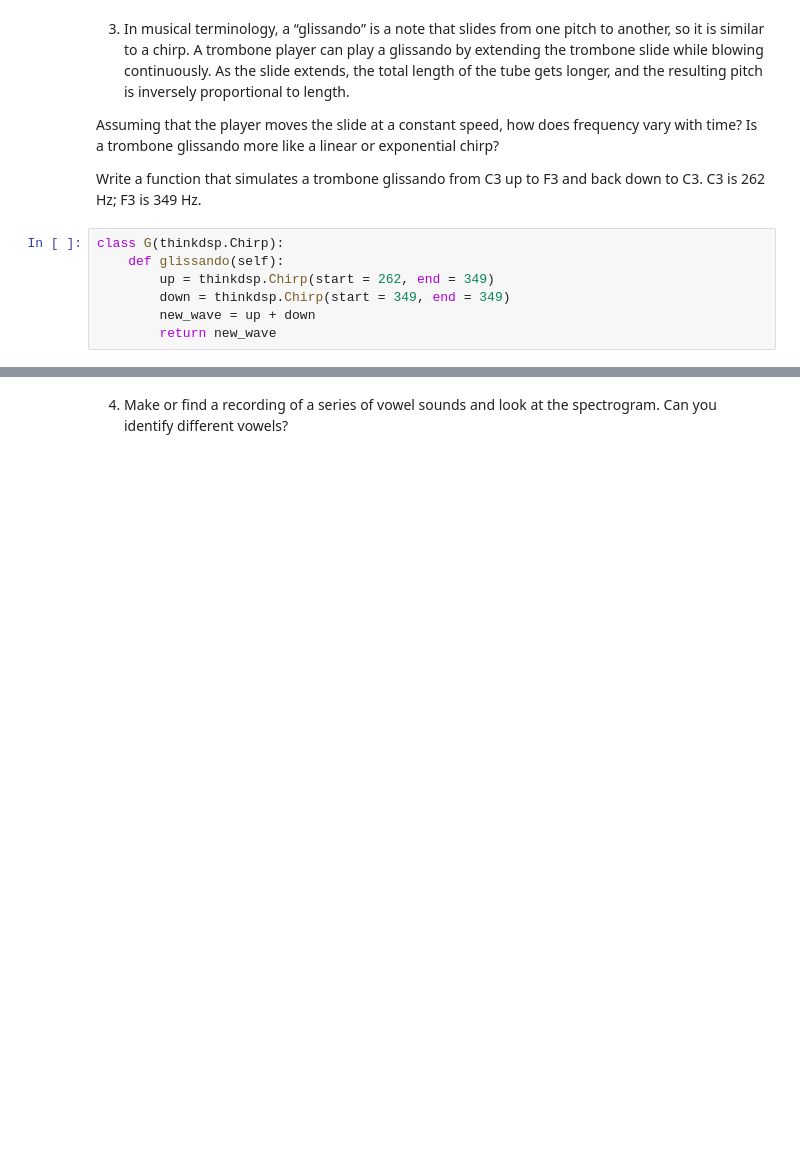
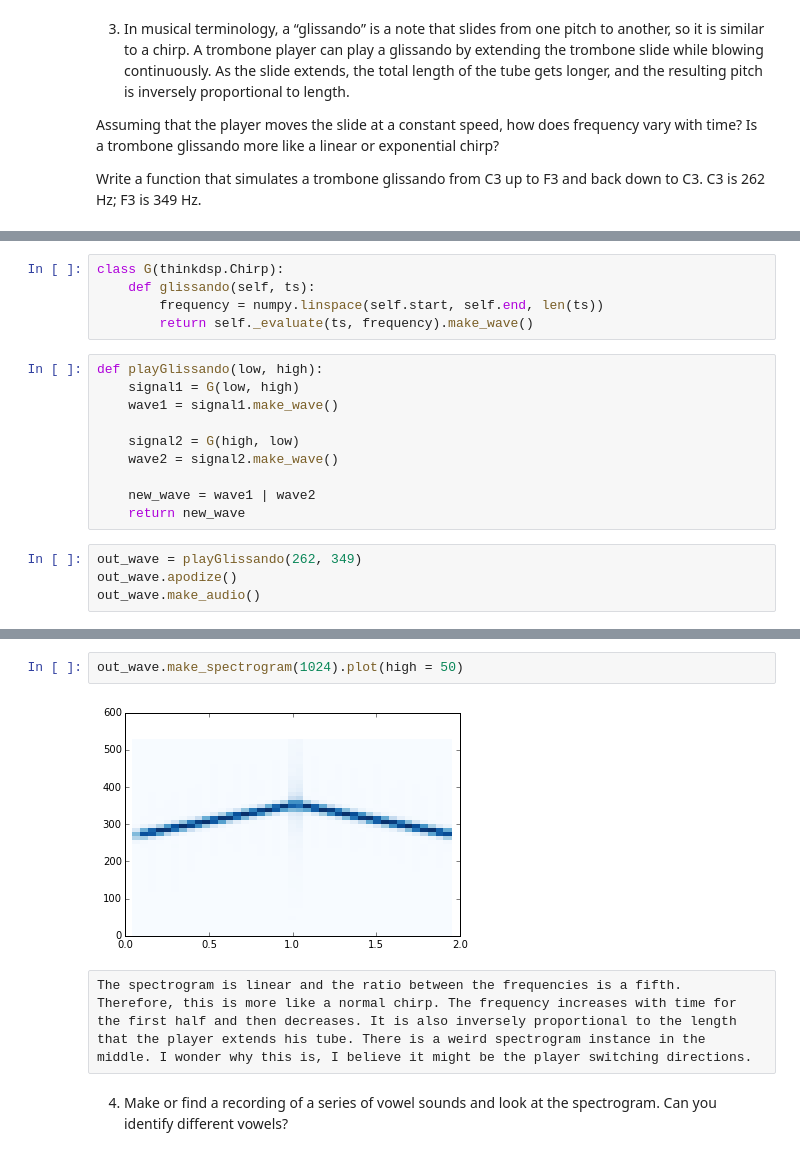
Before and after one commit to CaseyAlvarado/ThinkDSP, a Jupyter notebook: code/ps02.ipynb, the cells around one changed output, grey strips where cells are left out. Drawn from its saved outputs; the diff is of its cells as text; blank space fills up the shorter version.

```diff
--- a/code/ps02.ipynb
+++ b/code/ps02.ipynb
@@ -79,10 +78,3 @@ Apparently, it sounds like StarTrek. I wouldn't know! But it does sound like the
 Assuming that the player moves the slide at a constant speed, how does frequency vary with time? Is a trombone glissando more like a linear or exponential chirp?
 
 Write a function that simulates a trombone glissando from C3 up to F3 and back down to C3. C3 is 262 Hz; F3 is 349 Hz.
-# %%
-class G(thinkdsp.Chirp):
-    def glissando(self):
-        up = thinkdsp.Chirp(start = 262, end = 349)
-        down = thinkdsp.Chirp(start = 349, end = 349)
-        new_wave = up + down
-        return new_wave
@@ -92,0 +81,19 @@ g_wave.make_spectrogram(seg_length = 512).plot(high = 32)
+# %%
+class G(thinkdsp.Chirp):
+    def glissando(self, ts):
+        frequency = numpy.linspace(self.start, self.end, len(ts))
+        return self._evaluate(ts, frequency).make_wave()
+# %%
+def playGlissando(low, high):
+    signal1 = G(low, high)
+    wave1 = signal1.make_wave()
+
+    signal2 = G(high, low)
+    wave2 = signal2.make_wave()
+
+    new_wave = wave1 | wave2
+    return new_wave
+# %%
+out_wave = playGlissando(262, 349)
+out_wave.apodize()
+out_wave.make_audio()
@@ -93,3 +102,9 @@ g_wave.make_spectrogram(seg_length = 512).plot(high = 32)
+# %%
+out_wave.make_spectrogram(1024).plot(high = 50)
+# %% [output]
+[figure, added]
+# %% [raw]
+The spectrogram is linear and the ratio between the frequencies is a fifth. Therefore, this is more like a normal chirp. The frequency increases with time for the first half and then decreases. It is also inversely proportional to the length that the player extends his tube. There is a weird spectrogram instance in the middle. I wonder why this is, I believe it might be the player switching directions.
 # %% [markdown]
 4) Make or find a recording of a series of vowel sounds and look at the spectrogram. Can you identify different vowels?
 # %%
```
Also changed, not shown: parts of 23 cells of this notebook, 5 other files.
